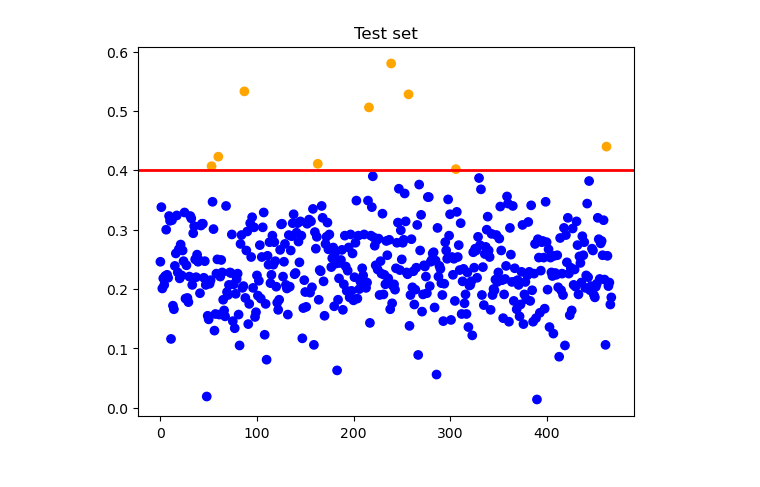
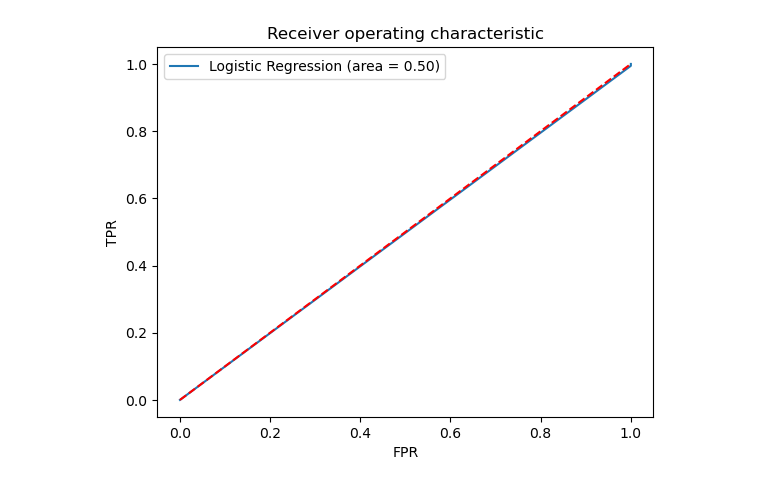
Before and after one commit to Cam-Baker/Qanon-Analytics, a Jupyter notebook: Notebooks/User_Analysis.ipynb, the cells around one changed output. Drawn from its saved outputs; the diff is of its cells as text; code cells hidden in the pictures.

```diff
--- a/Notebooks/User_Analysis.ipynb
+++ b/Notebooks/User_Analysis.ipynb
@@ -45,7 +44,7 @@ X.shape
 from sklearn.decomposition import TruncatedSVD
 
 # SVD represent documents and terms in vectors
-svd_model = TruncatedSVD(n_components=100, algorithm='randomized', n_iter=100, random_state=1)
+svd_model = TruncatedSVD(n_components=20, algorithm='randomized', n_iter=100, random_state=1)
 svd_model.fit(X)
 terms = vectorizer.get_feature_names()
 
@@ -53,9 +52,8 @@ topic_dict = {}
 for i, comp in enumerate(svd_model.components_):
     terms_comp = zip(terms, comp)
     sorted_terms = sorted(terms_comp, key= lambda x:x[1], reverse=True)[:10]
-    if i == 0:
-        print("Topic "+str(i)+": ")
-        print(sorted_terms)
+    print("Topic "+str(i)+": ")
+    print(sorted_terms)
     topic_terms = []
     for k in sorted_terms:
         topic_terms.append(k[0])
@@ -78,7 +91,12 @@ def set_top_topic_score(x):
     else:
         return(round(max(X_topics[x]),4))
 
-non_rt_tweets['top_topic'] = [set_top_topic(i) for i in range(0,len(X_topics))]
-non_rt_tweets['top_topic_score'] = [set_top_topic_score(i) for i in range(0,len(X_topics))]
-non_rt_tweets['topic_desc'] = non_rt_tweets['top_topic'].apply(lambda x: topic_dict[x])
+all_tweets['tokenized_tweet'] = all_tweets['tweet_text'].apply(lambda x: clean_tweet(x))
+all_tweets['cleaned_tweets'] = all_tweets['tokenized_tweet'].apply(lambda x: ' '.join(x))
+X = vectorizer.fit_transform(all_tweets['cleaned_tweets'])
+X_topics = svd_model.transform(X)
+# %%
+all_tweets['top_topic'] = [set_top_topic(i) for i in range(0,len(X_topics))]
+all_tweets['top_topic_score'] = [set_top_topic_score(i) for i in range(0,len(X_topics))]
+all_tweets['topic_desc'] = all_tweets['top_topic'].apply(lambda x: topic_dict[x])
 # %%
@@ -200,43 +215,63 @@ plt.rcParams.update(plt.rcParamsDefault)
 from sklearn.linear_model import LogisticRegression
 from sklearn.metrics import accuracy_score
 from sklearn.model_selection import train_test_split
-from imblearn.over_sampling import SMOTE
+from sklearn.metrics import confusion_matrix
+from sklearn.metrics import classification_report
+from sklearn.metrics import roc_auc_score
+from sklearn.metrics import roc_curve
+#from imblearn.over_sampling import SMOTE
 
-X = user_df.loc[:,user_df.columns[1:-1]]
+X = user_df.loc[:,user_df.columns[1:-2]]
 y = user_df.loc[:,"similarity_label"]
 
-oversample = SMOTE(sampling_strategy = 0.5, random_state = 0)
+#oversample = SMOTE(sampling_strategy = 0.5, random_state = 0)
 X_train, X_test, y_train, y_test = train_test_split(X, y, test_size=0.4, random_state = 0)
 columns = X_train.columns
+print(columns)
+#oversample_data_X,oversample_data_y = oversample.fit_sample(X_train, y_train)
+#oversample_data_X = pd.DataFrame(data=oversample_data_X,columns=columns )
+#oversample_data_y = pd.DataFrame(data=oversample_data_y,columns=['similarity_label'])
 
-oversample_data_X,oversample_data_y = oversample.fit_sample(X_train, y_train)
-oversample_data_X = pd.DataFrame(data=oversample_data_X,columns=columns )
-oversample_data_y = pd.DataFrame(data=oversample_data_y,columns=['similarity_label'])
+#oversample_data_X
+#oversample_data_y
 
-oversample_data_X
-oversample_data_y
+#plt.title("Test set")
+#plt.scatter(np.arange(0,len(X_test['avg_similarity'])),X_test['avg_similarity'],
+#            color = [('orange' if x > 0.4 else 'blue') for x in X_test['avg_similarity']])
+#plt.axhline(linewidth=2, color='r', y=0.4)
+#plt.show()
 
-plt.title("Test set")
-plt.scatter(np.arange(0,len(X_test['avg_similarity'])),X_test['avg_similarity'],
-            color = [('orange' if x > 0.4 else 'blue') for x in X_test['avg_similarity']])
-plt.axhline(linewidth=2, color='r', y=0.4)
-plt.show()
+#plt.title("Training set")
+#plt.scatter(np.arange(0,len(oversample_data_y['similarity_label'])),oversample_data_X['avg_similarity'],
+#            color = [('orange' if x > 0.4 else 'blue') for x in oversample_data_X['avg_similarity']])
+#plt.axhline(linewidth=2, color='r', y=0.4)
+#plt.show()
 
-plt.title("Training set")
-plt.scatter(np.arange(0,len(oversample_data_y['similarity_label'])),oversample_data_X['avg_similarity'],
-            color = [('orange' if x > 0.4 else 'blue') for x in oversample_data_X['avg_similarity']])
-plt.axhline(linewidth=2, color='r', y=0.4)
-plt.show()
-
-oversample_data_X = oversample_data_X.loc[:, oversample_data_X.columns != "avg_similarity"]
-X_test = X_test.loc[:, X_test.columns != "avg_similarity"]
+#oversample_data_X = oversample_data_X.loc[:, oversample_data_X.columns != "avg_similarity"]
+#X_test = X_test.loc[:, X_test.columns != "avg_similarity"]
 
 model = LogisticRegression()
-model.fit(oversample_data_X, oversample_data_y.values.ravel())
+model.fit(X_train, y_train.ravel())
 predicted_classes = model.predict(X_test)
 accuracy = accuracy_score(y_test,predicted_classes)
 parameters = model.coef_
 
 print(accuracy)
 print(parameters)
+print(confusion_matrix(y_test, predicted_classes))
+print(classification_report(y_test, predicted_classes))
+
+y_test_mapped = [(1 if x == "Low similarity" else 0) for x in y_test]
+predicted_classes_mapped = [(1 if x == "Low similarity" else 0) for x in predicted_classes]
+logit_roc_auc = roc_auc_score(y_test_mapped, predicted_classes_mapped)
+logit_roc_auc
+fpr, tpr, thresholds = roc_curve(y_test_mapped, predicted_classes_mapped)
+plt.figure()
+plt.plot(fpr, tpr, label='Logistic Regression (area = %0.2f)' % logit_roc_auc)
+plt.plot([0, 1], [0, 1],'r--')
+plt.xlabel('FPR')
+plt.ylabel('TPR')
+plt.title('Receiver operating characteristic')
+plt.legend(loc="best")
+plt.show()
 # %% [output]
@@ -243 +293 @@ print(parameters)
-[figure, old version]
+[figure, new version]
```
Also changed, not shown: parts of 20 cells of this notebook, 1 other file.
